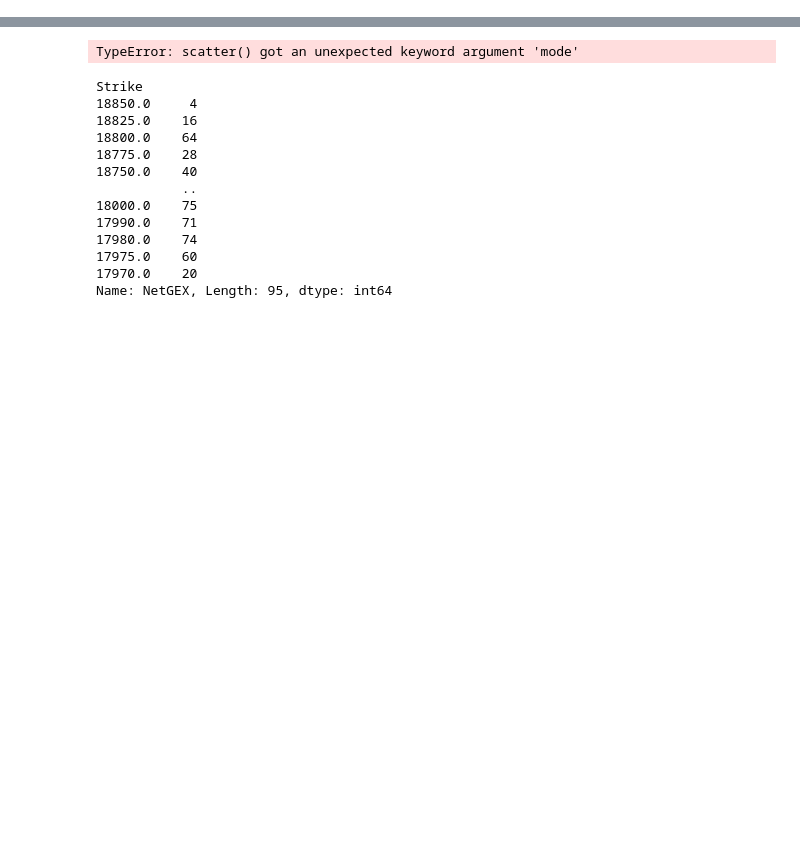
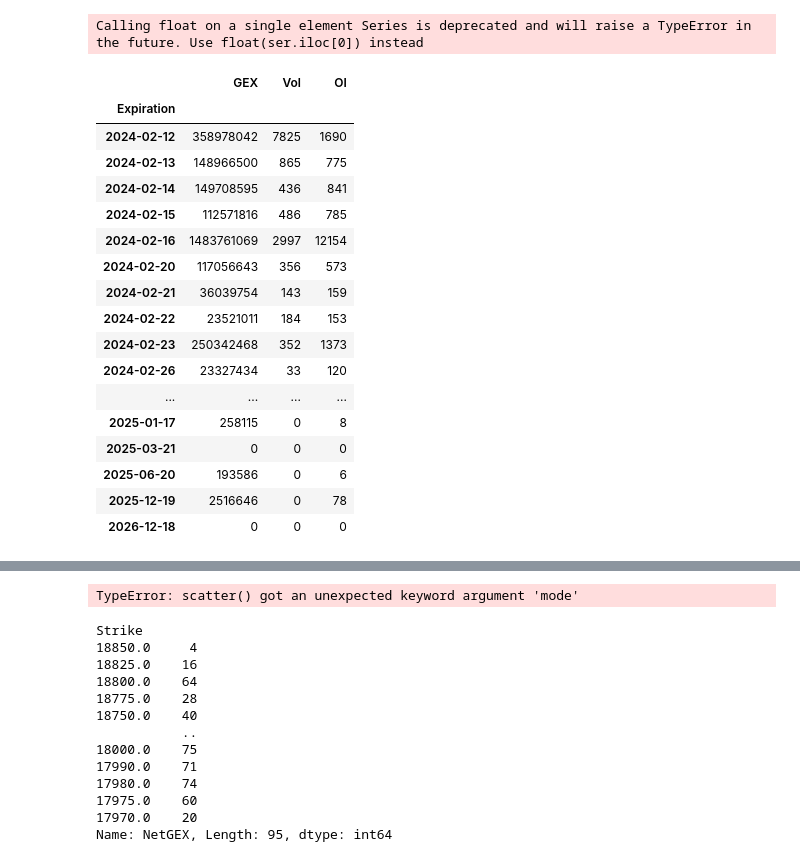
Before and after one commit to wnstnb/session_extrema_model, a Jupyter notebook: cboe_research.ipynb, the cells around one changed output, grey strips where cells are left out. Saved outputs shown, nothing was run; the diff lists cells and outputs as text; code cells hidden in the pictures; blank space fills up the shorter version.

```diff
--- a/cboe_research.ipynb
+++ b/cboe_research.ipynb
@@ -3,3 +3,31 @@ from data import cboe_model as cboe
 import pandas as pd
 import numpy as np
 import plotly.express as px
+# %%
+t = 'NDX'
+x = cboe.get_ticker_chains(t)
+x1 = x.reset_index()
+x1 = x1.fillna(0)
+# %% [output]
+Calling float on a single element Series is deprecated and will raise a TypeError in the future. Use float(ser.iloc[0]) instead
+# %%
+x1.groupby('Expiration')[['GEX', 'Vol', 'OI']].sum()
+# %% [output]
+|  | GEX | Vol | OI |
+| Expiration |  |  |  |
+| 2024-02-12 | 358978042 | 7825 | 1690 |
+| 2024-02-13 | 148966500 | 865 | 775 |
+| 2024-02-14 | 149708595 | 436 | 841 |
+| 2024-02-15 | 112571816 | 486 | 785 |
+| 2024-02-16 | 1483761069 | 2997 | 12154 |
+| 2024-02-20 | 117056643 | 356 | 573 |
+| 2024-02-21 | 36039754 | 143 | 159 |
+| 2024-02-22 | 23521011 | 184 | 153 |
+| 2024-02-23 | 250342468 | 352 | 1373 |
+| 2024-02-26 | 23327434 | 33 | 120 |
+| ... | ... | ... | ... |
+| 2025-01-17 | 258115 | 0 | 8 |
+| 2025-03-21 | 0 | 0 | 0 |
+| 2025-06-20 | 193586 | 0 | 6 |
+| 2025-12-19 | 2516646 | 0 | 78 |
+| 2026-12-18 | 0 | 0 | 0 |
```
Also changed, not shown: parts of 2 cells of this notebook, 2 other files.
